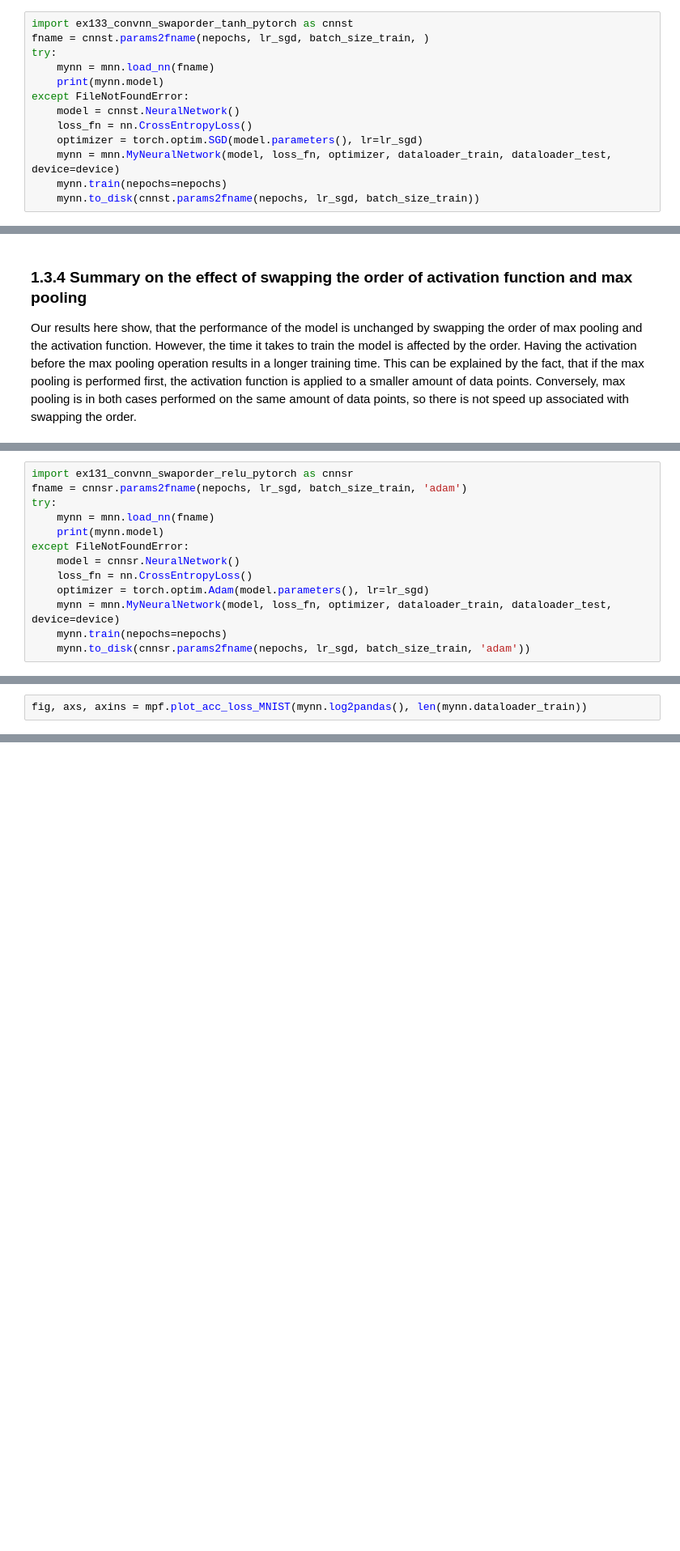
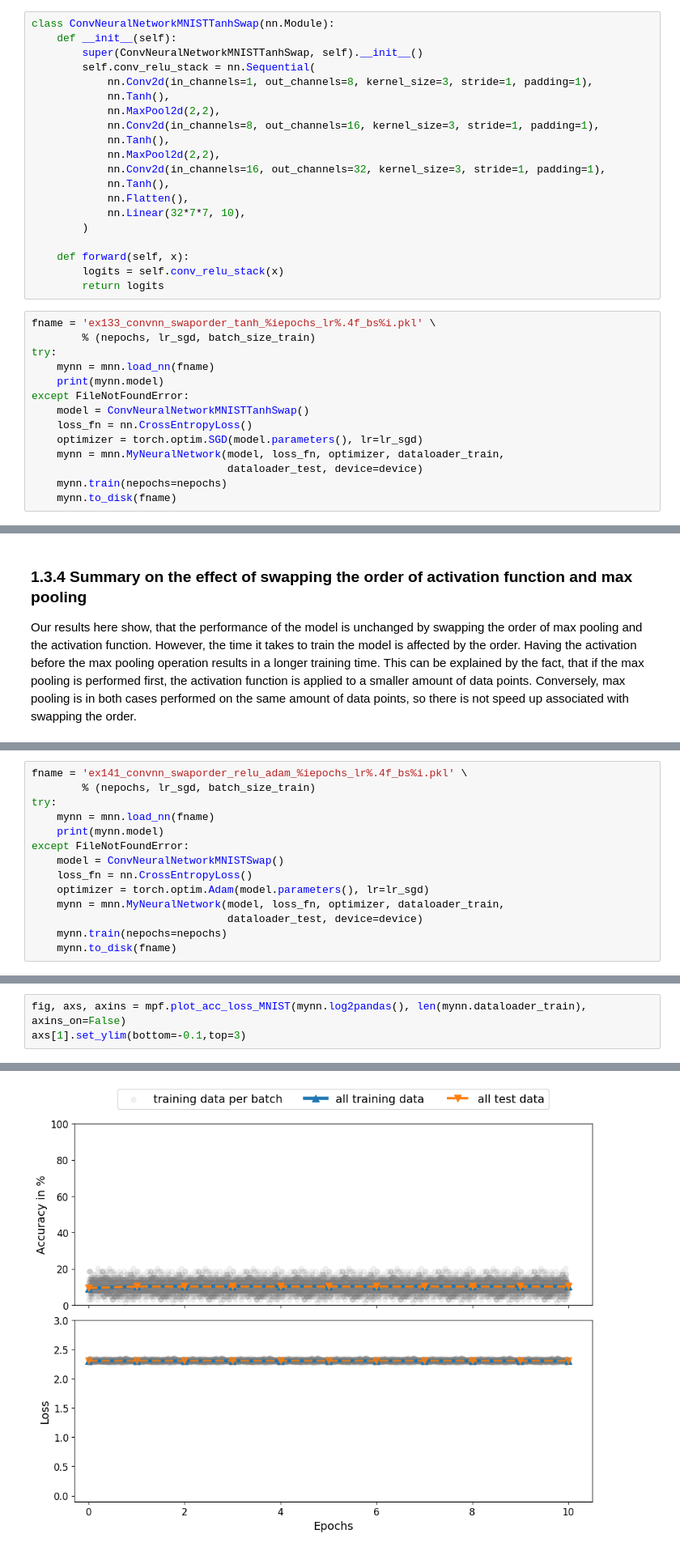
Before and after one commit to pzeiger/DeepLearning, a Jupyter notebook: assignment2/Assignment2.ipynb, the cells around one changed output, grey strips where cells are left out. Shown at 81% size. Cells and saved outputs as stored; diff of their text form; blank space fills up the shorter version.

```diff
--- a/assignment2/Assignment2.ipynb
+++ b/assignment2/Assignment2.ipynb
@@ -246,16 +410,37 @@ print('Total train time was %.0f s' % mynn.get_total_train_time())
 ### 1.3.3 Swapping the order of tanh activation and max pooling
 
 We now repeat the swapping procedure for the tanh activation function. The resulting network is trained using the usual hyper parameters:
+# %%
+class ConvNeuralNetworkMNISTTanhSwap(nn.Module):
+    def __init__(self):
+        super(ConvNeuralNetworkMNISTTanhSwap, self).__init__()
+        self.conv_relu_stack = nn.Sequential(
+            nn.Conv2d(in_channels=1, out_channels=8, kernel_size=3, stride=1, padding=1),
+            nn.Tanh(),
+            nn.MaxPool2d(2,2),
+            nn.Conv2d(in_channels=8, out_channels=16, kernel_size=3, stride=1, padding=1),
+            nn.Tanh(),
+            nn.MaxPool2d(2,2),
+            nn.Conv2d(in_channels=16, out_channels=32, kernel_size=3, stride=1, padding=1),
+            nn.Tanh(),
+            nn.Flatten(),
+            nn.Linear(32*7*7, 10),
+        )
+
+    def forward(self, x):
+        logits = self.conv_relu_stack(x)
+        return logits
 # %%
-import ex133_convnn_swaporder_tanh_pytorch as cnnst
-fname = cnnst.params2fname(nepochs, lr_sgd, batch_size_train, )
+fname = 'ex133_convnn_swaporder_tanh_%iepochs_lr%.4f_bs%i.pkl' \
+        % (nepochs, lr_sgd, batch_size_train)
 try:
     mynn = mnn.load_nn(fname)
     print(mynn.model)
 except FileNotFoundError:
-    model = cnnst.NeuralNetwork()
+    model = ConvNeuralNetworkMNISTTanhSwap()
     loss_fn = nn.CrossEntropyLoss()
     optimizer = torch.optim.SGD(model.parameters(), lr=lr_sgd)
-    mynn = mnn.MyNeuralNetwork(model, loss_fn, optimizer, dataloader_train, dataloader_test, device=device)
+    mynn = mnn.MyNeuralNetwork(model, loss_fn, optimizer, dataloader_train,
+                               dataloader_test, device=device)
     mynn.train(nepochs=nepochs)
-    mynn.to_disk(cnnst.params2fname(nepochs, lr_sgd, batch_size_train))
+    mynn.to_disk(fname)
@@ -278,13 +491,14 @@ We now use the Adam optimizer instead of the plain SGD algorithm.
 # %%
-import ex131_convnn_swaporder_relu_pytorch as cnnsr
-fname = cnnsr.params2fname(nepochs, lr_sgd, batch_size_train, 'adam')
+fname = 'ex141_convnn_swaporder_relu_adam_%iepochs_lr%.4f_bs%i.pkl' \
+        % (nepochs, lr_sgd, batch_size_train)
 try:
     mynn = mnn.load_nn(fname)
     print(mynn.model)
 except FileNotFoundError:
-    model = cnnsr.NeuralNetwork()
+    model = ConvNeuralNetworkMNISTSwap()
     loss_fn = nn.CrossEntropyLoss()
     optimizer = torch.optim.Adam(model.parameters(), lr=lr_sgd)
-    mynn = mnn.MyNeuralNetwork(model, loss_fn, optimizer, dataloader_train, dataloader_test, device=device)
+    mynn = mnn.MyNeuralNetwork(model, loss_fn, optimizer, dataloader_train,
+                               dataloader_test, device=device)
     mynn.train(nepochs=nepochs)
-    mynn.to_disk(cnnsr.params2fname(nepochs, lr_sgd, batch_size_train, 'adam'))
+    mynn.to_disk(fname)
@@ -295,2 +546,4 @@ print(mynn.optimizer)
 # %%
-fig, axs, axins = mpf.plot_acc_loss_MNIST(mynn.log2pandas(), len(mynn.dataloader_train))
+fig, axs, axins = mpf.plot_acc_loss_MNIST(mynn.log2pandas(), len(mynn.dataloader_train), axins_on=False)
+axs[1].set_ylim(bottom=-0.1,top=3)
+# %% [output]
@@ -296,0 +551 @@ fig, axs, axins = mpf.plot_acc_loss_MNIST(mynn.log2pandas(), len(mynn.dataloader
+[figure, added]
```
Also changed, not shown: parts of 127 cells of this notebook, 2 other files.
